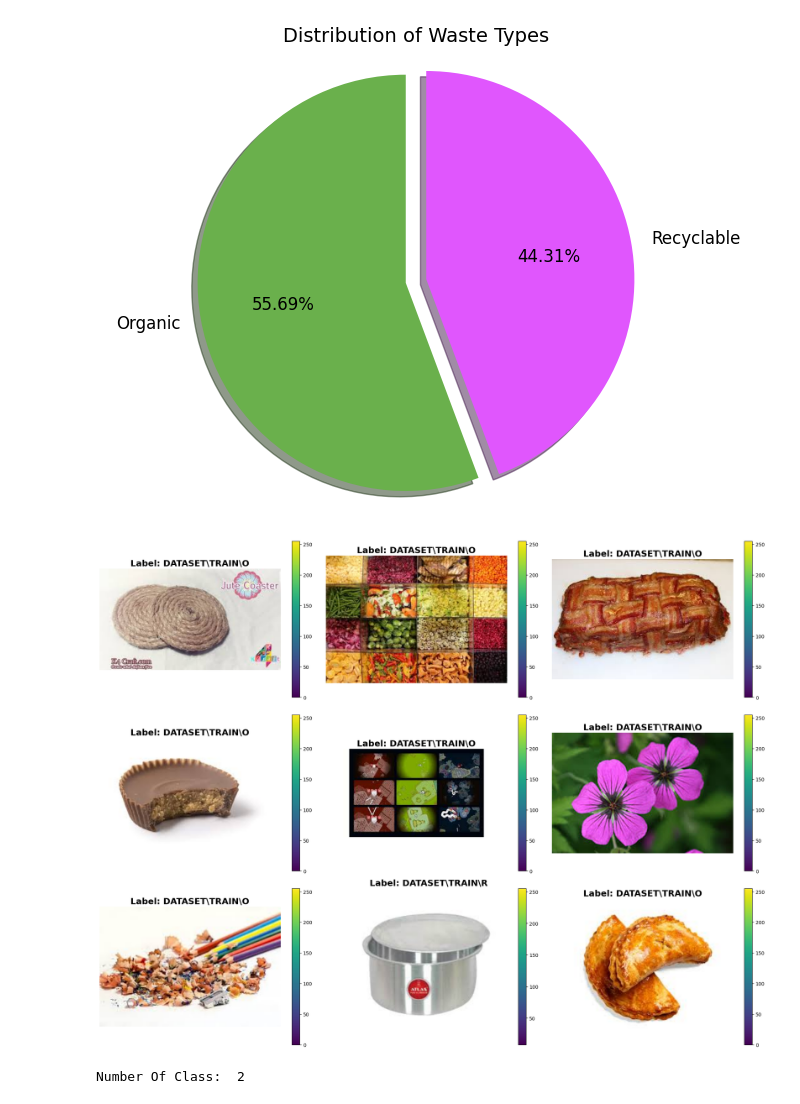
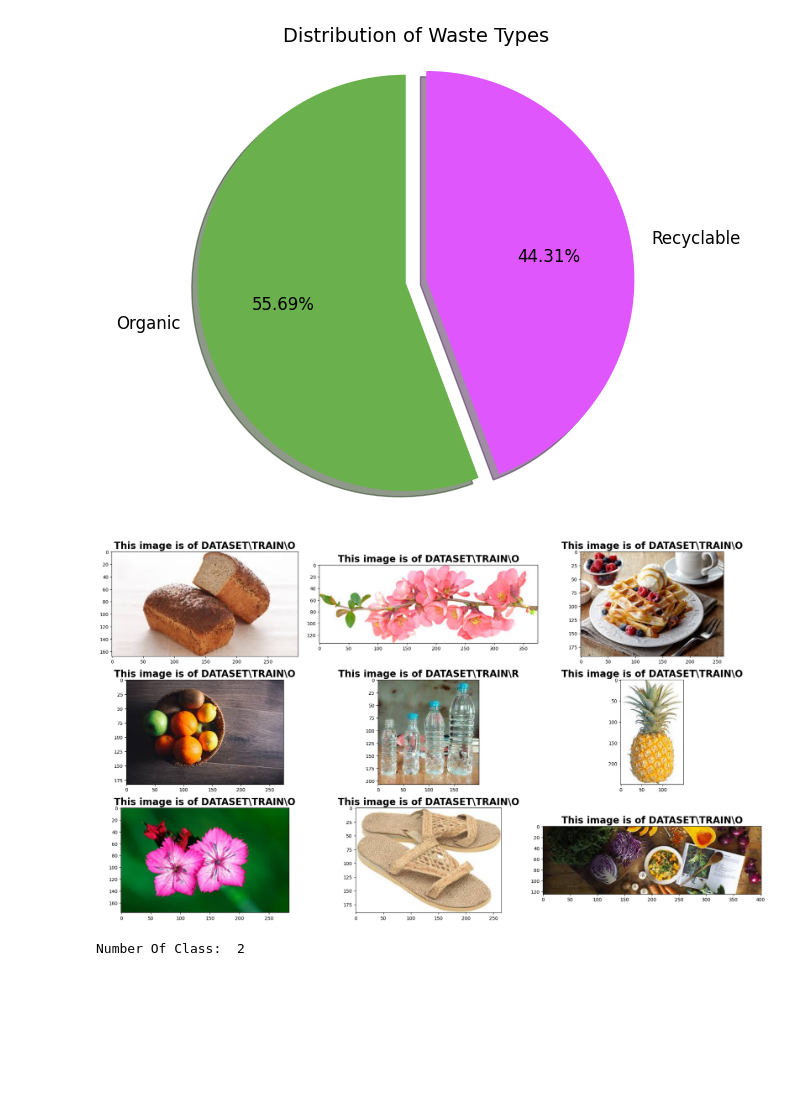
Before and after one commit to pravalika-peddaboina/wasteclassification, a Jupyter notebook: wasteclassification1.ipynb, the cells around one changed output. Drawn from its saved outputs; the diff is of its cells as text; code cells hidden in the pictures; blank space fills up the shorter version.

```diff
--- a/wasteclassification1.ipynb
+++ b/wasteclassification1.ipynb
@@ -83,37 +83,16 @@ plt.axis('equal')  # Ensures the pie chart is a circle
 plt.show()
 # %% [output]
 [figure]
-# %%
-import matplotlib.pyplot as plt
-from matplotlib.colorbar import Colorbar
-
-
-# Assuming 'data' contains 'image' and 'label' attributes
-num_images = 9  # Number of images to display
-plt.figure(figsize=(20, 15))
-
-# Dynamically determine rows and columns
-rows = int(np.ceil(num_images / 3))
-cols = 3222
-
-for i in range(num_images):
-    plt.subplot(rows, cols, i + 1)
-    index = np.random.randint(len(data.image))  # Ensure within valid range
-
-    # Display the image with a title
-    plt.imshow(data.image[index], cmap='gray')  # Add cmap if grayscale
-    plt.title(f'Label: {data.label[index]}', fontdict={'size': 18, 'weight': 'bold'})
-    im = plt.imshow(data.image[index], cmap='viridis')
-    plt.colorbar(im)
-    plt.axis('off')  # Turn off axis for a clean look
-
-# Adjust layout once for better spacing
-plt.tight_layout()
-
-# Show the plot
-plt.show()
-# %% [output]
-[figure, removed]
+# %%
+plt.figure(figsize=(20,15))
+for i in range(9):
+    plt.subplot(4,3,(i%12)+1)
+    index=np.random.randint(15000)
+    plt.title('This image is of {0}'.format(data.label[index]),fontdict={'size':20,'weight':'bold'})
+    plt.imshow(data.image[index])
+    plt.tight_layout()
+# %% [output]
+[figure, added]
 # %%
 className = glob(train_path + '/*' )
 numberOfClass = len(className)
```
Also changed, not shown: parts of 11 cells of this notebook.
